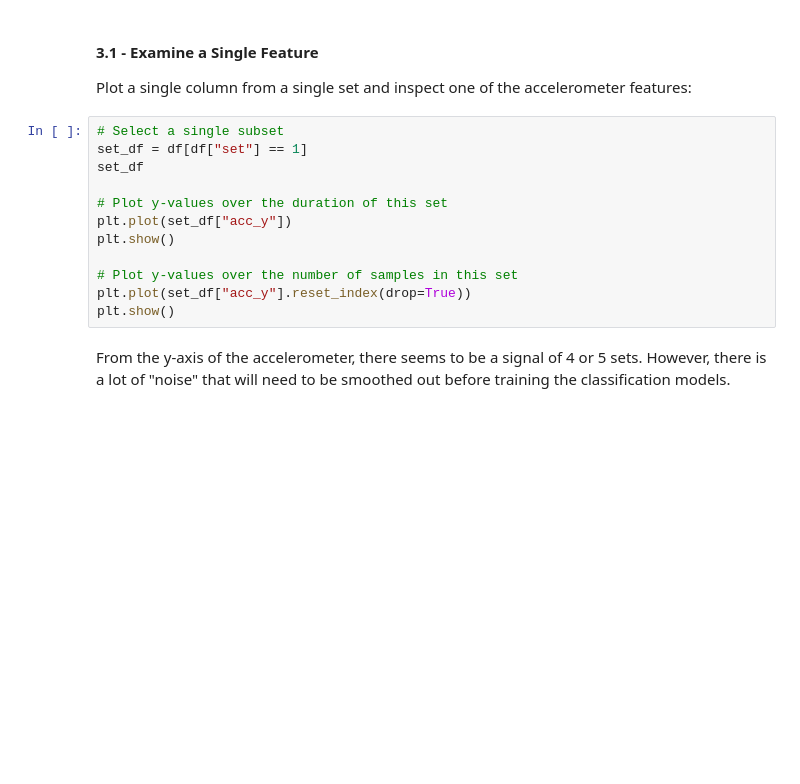
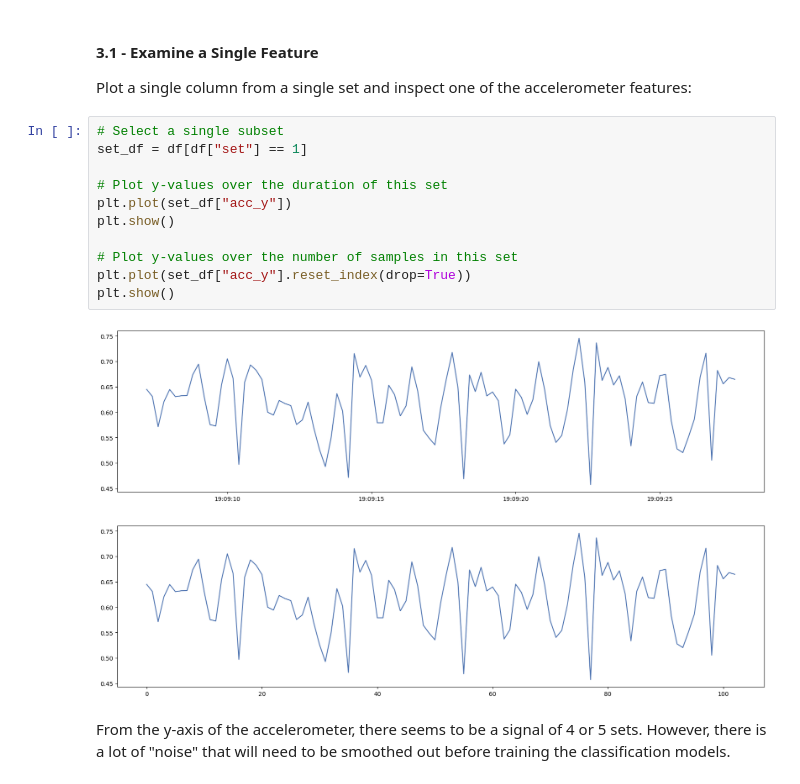
Before and after one commit to nkeblawi/nk-fitness-tracker, a Jupyter notebook: notebooks/nk-fitness-tracker-exploratory-1.ipynb, the cells around one changed output. Drawn from its saved outputs; the diff is of its cells as text; blank space fills up the shorter version.

```diff
--- a/notebooks/nk-fitness-tracker-exploratory-1.ipynb
+++ b/notebooks/nk-fitness-tracker-exploratory-1.ipynb
@@ -177,15 +240,17 @@ Plot a single column from a single set and inspect one of the accelerometer feat
 # %%
 # Select a single subset
 set_df = df[df["set"] == 1]
-set_df
 
 # Plot y-values over the duration of this set
 plt.plot(set_df["acc_y"])
 plt.show()
 
 # Plot y-values over the number of samples in this set
 plt.plot(set_df["acc_y"].reset_index(drop=True))
 plt.show()
+# %% [output]
+[figure, added]
+[figure, added]
 # %% [markdown]
 From the y-axis of the accelerometer, there seems to be a signal of 4 or 5 sets. However, there is a lot of "noise" that will need to be smoothed out before training the classification models.
 # %% [markdown]
```
Also changed, not shown: parts of 15 cells of this notebook, 2 other files.
